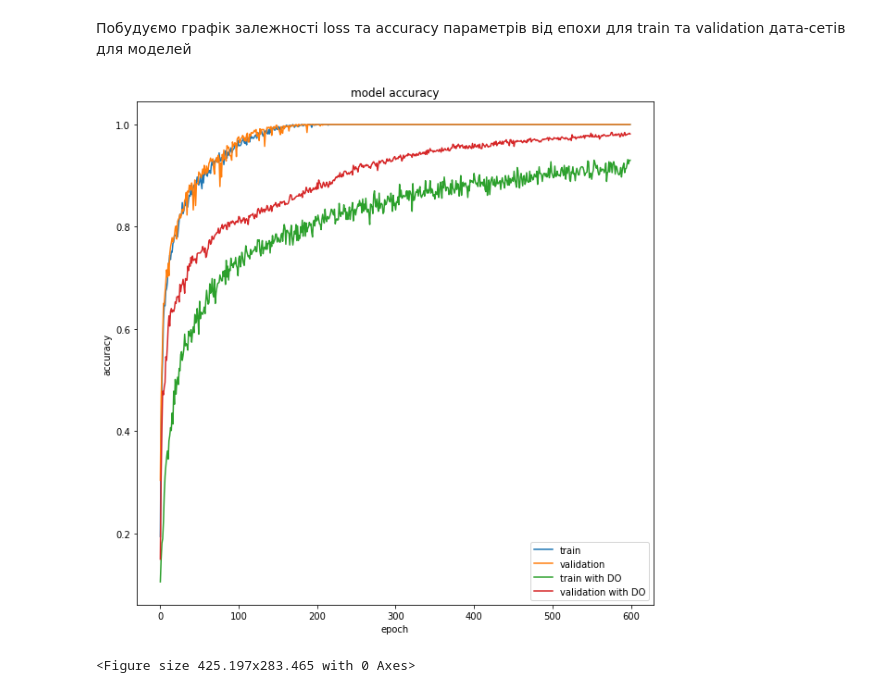
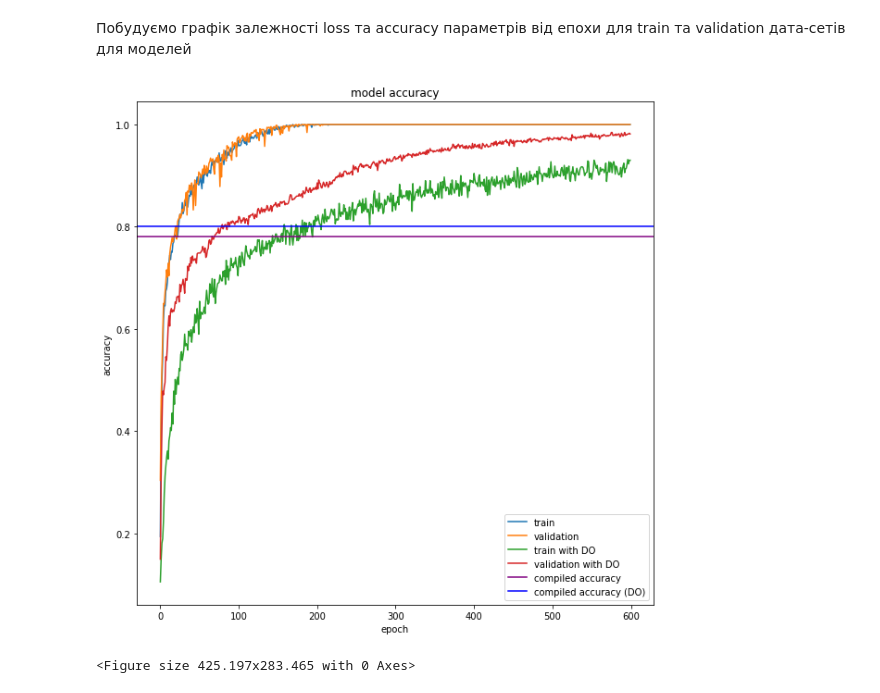
Before and after one commit to ClickerDG/ml_dropout, a Jupyter notebook: ml_dropout2.0.ipynb, the cells around one changed output. Saved outputs shown, nothing was run; the diff lists cells and outputs as text; code cells hidden in the pictures.

```diff
--- a/ml_dropout2.0.ipynb
+++ b/ml_dropout2.0.ipynb
@@ -134,21 +134,23 @@ modelDO.evaluate(test_images, test_labels)
 # %%
 from matplotlib import pyplot as plt
 
 def cm_to_inch(value):
     return value/2.54
 
 plt.plot(history.history['accuracy'])
 plt.plot(history.history['val_accuracy'])
 plt.plot(historyDO.history['accuracy'])
 plt.plot(historyDO.history['val_accuracy'])
+plt.axhline(y=0.78, color='purple')
+plt.axhline(y=0.8014, color='b')
 plt.title('model accuracy')
 plt.ylabel('accuracy')
 plt.xlabel('epoch')
-plt.legend(['train', 'validation', 'train with DO', 'validation with DO'], loc='lower right')
+plt.legend(['train', 'validation', 'train with DO', 'validation with DO', 'compiled accuracy', 'compiled accuracy (DO)'], loc='lower right')
 plt.figure(figsize=(cm_to_inch(15),cm_to_inch(10)))
 plt.show()
 # %% [output]
-[figure, old version]
+[figure, new version]
 <Figure size 425.197x283.465 with 0 Axes>
 # %%
 plt.plot(history.history['loss'])
```
Also changed, not shown: parts of 1 cell of this notebook.
